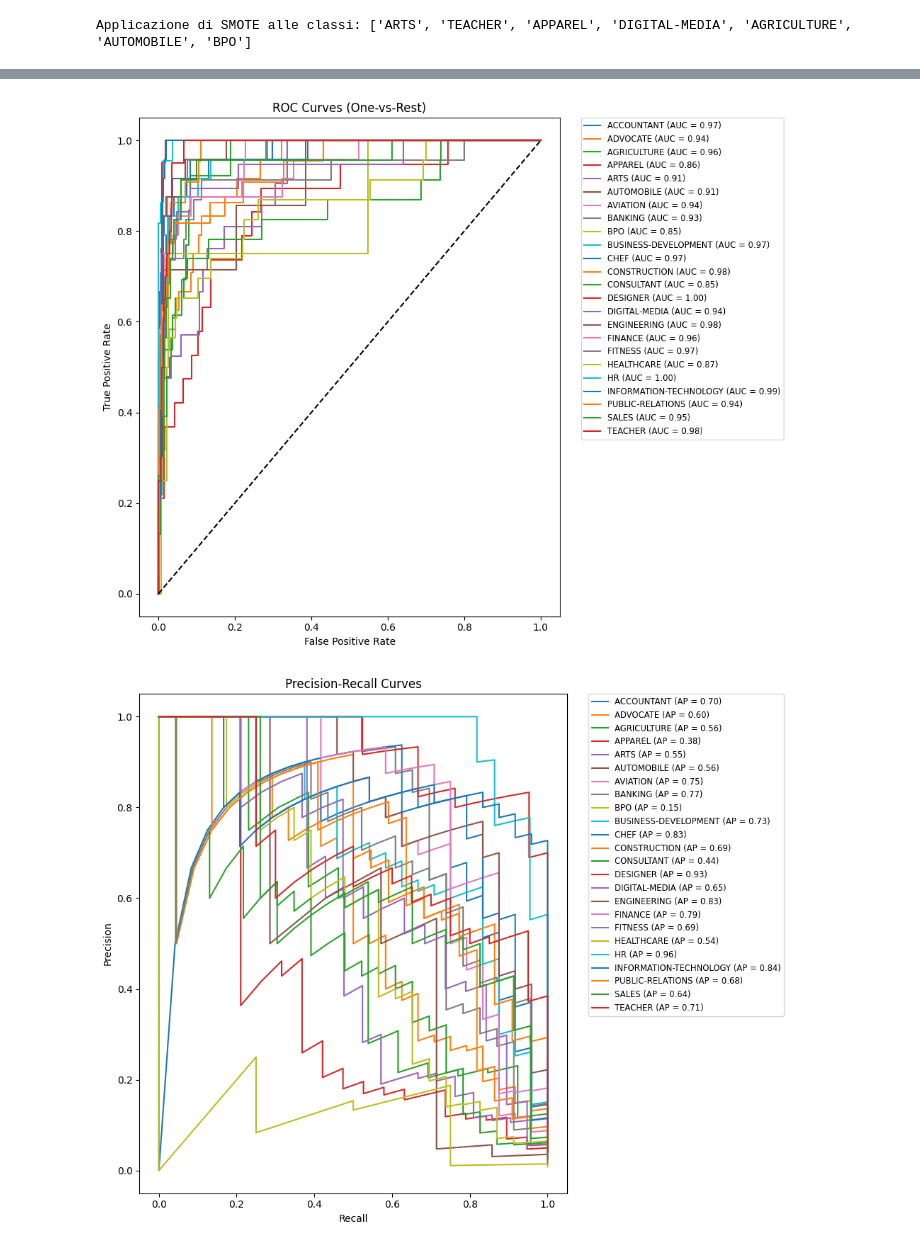
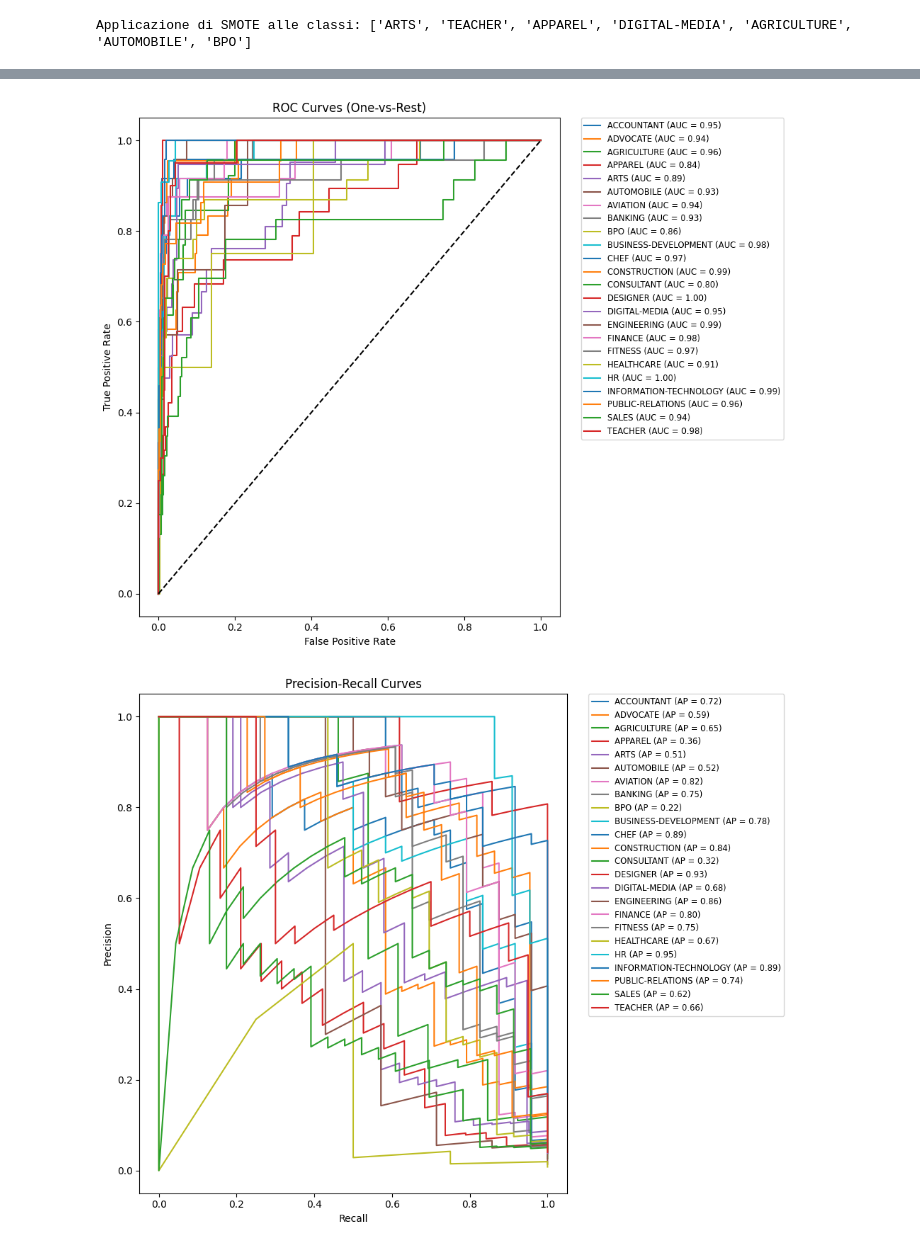
Before and after one commit to andreabochicchio02/ResumeMining, a Jupyter notebook: SVM/SVM_TFIDF.ipynb, the cells around one changed output, grey strips where cells are left out. Drawn from its saved outputs; the diff is of its cells as text; code cells hidden in the pictures.

```diff
--- a/SVM/SVM_TFIDF.ipynb
+++ b/SVM/SVM_TFIDF.ipynb
@@ -41,6 +40,6 @@ print("Validation data size:", X_test.shape)
 Train data size: (1986,)
 Validation data size: (497,)
 # %%
-#X_train_features = tfidf_vect.fit_transform(X_train)
-#X_test_features = tfidf_vect.transform(X_test)
+X_train_features = tfidf_vect.fit_transform(X_train)
+X_test_features = tfidf_vect.transform(X_test)
 # %%
@@ -69,18 +71,26 @@ sampling_strategy = {cls: target_size for cls in min_classes}
 # %% [output]
 Applicazione di SMOTE alle classi: ['ARTS', 'TEACHER', 'APPAREL', 'DIGITAL-MEDIA', 'AGRICULTURE', 'AUTOMOBILE', 'BPO']
 # %%
-# Pipeline: TF-IDF + Scaling + SVM
+# Pipeline: TF-IDF + Scaling + Smote + SVM
 pipeline = Pipeline([
-    ('tfidf', tfidf_vect),
-    ('scaler', StandardScaler(with_mean=False)),
+    # ('tfidf', tfidf_vect),
     ('smote', SMOTE(sampling_strategy=sampling_strategy, random_state=42)),
     ('clf', SVC(probability=True, random_state=42))
 ])
 # %%
+# QUESTI SONO I PARAMETRI CON BUONA ACCURACY IN TEST, MA OVERFITTING, CAMBIANDO QUESTI PARAMETRI DIMINUISCONO DRASTICAMENTE LE PRESTAZIONI,
+# QUINDI CERCARE DI MOFIDICARE ALTRI PARAMETRI NON PRESENTI IN QUESTO GRID SEARCH PER DIMINUIRE OVERFITTING
+
 param_grid = [
     {
         'clf__kernel': ['linear'],
-        'clf__C': [0.01, 0.1, 1]
+        'clf__C':      [1]
+    },
+
+    {
+        'clf__kernel': ['rbf'],
+        'clf__C': [1, 10],
+        'clf__gamma': ['scale', 1]
     }
 ]
 
@@ -88,13 +98,13 @@ grid = GridSearchCV(
     estimator=pipeline,
     param_grid=param_grid,
     cv=skf,
-    scoring='f1_weighted',
+    scoring='accuracy',
     n_jobs=-1,
     return_train_score=True
 )
 
 start = time()
-grid_search = grid.fit(X_train, y_train)
+grid_search = grid.fit(X_train_features, y_train)
 
 print(f"GridSearchCV took {(time() - start):.2f} seconds for {len(grid_search.cv_results_['params'])} candidates parameter settings.\n")
 report(grid_search.cv_results_)
@@ -189,25 +226,25 @@ plt.show()
 # %%
 y_test_bin = label_binarize(y_test, classes=SVC_Model_best.classes_)
-y_score = SVC_Model_best.predict_proba(X_test)
+y_score = SVC_Model_best.predict_proba(X_test_features)
 
 plt.figure(figsize=(10, 8))
 
 for i in range(len(SVC_Model_best.classes_)):
     fpr, tpr, _ = roc_curve(y_test_bin[:, i], y_score[:, i])
     roc_auc = auc(fpr, tpr)
     plt.plot(fpr, tpr, label=f"{SVC_Model_best.classes_[i]} (AUC = {roc_auc:.2f})")
 
 plt.plot([0, 1], [0, 1], "k--")
 plt.xlabel("False Positive Rate")
 plt.ylabel("True Positive Rate")
 plt.title("ROC Curves (One-vs-Rest)")
 
 # Sposta la legenda fuori dal grafico
 plt.legend(bbox_to_anchor=(1.05, 1), loc='upper left', borderaxespad=0., fontsize='small')
 plt.tight_layout()
 plt.show()
 # %% [output]
-[figure, old version]
+[figure, new version]
 # %%
 plt.figure(figsize=(10, 8))
 
@@ -225,4 +262,4 @@ plt.legend(bbox_to_anchor=(1.05, 1), loc='upper left', borderaxespad=0., fontsiz
 plt.tight_layout()
 plt.show()
 # %% [output]
-[figure, old version]
+[figure, new version]
```
Also changed, not shown: parts of 13 cells of this notebook, 3 other files.
